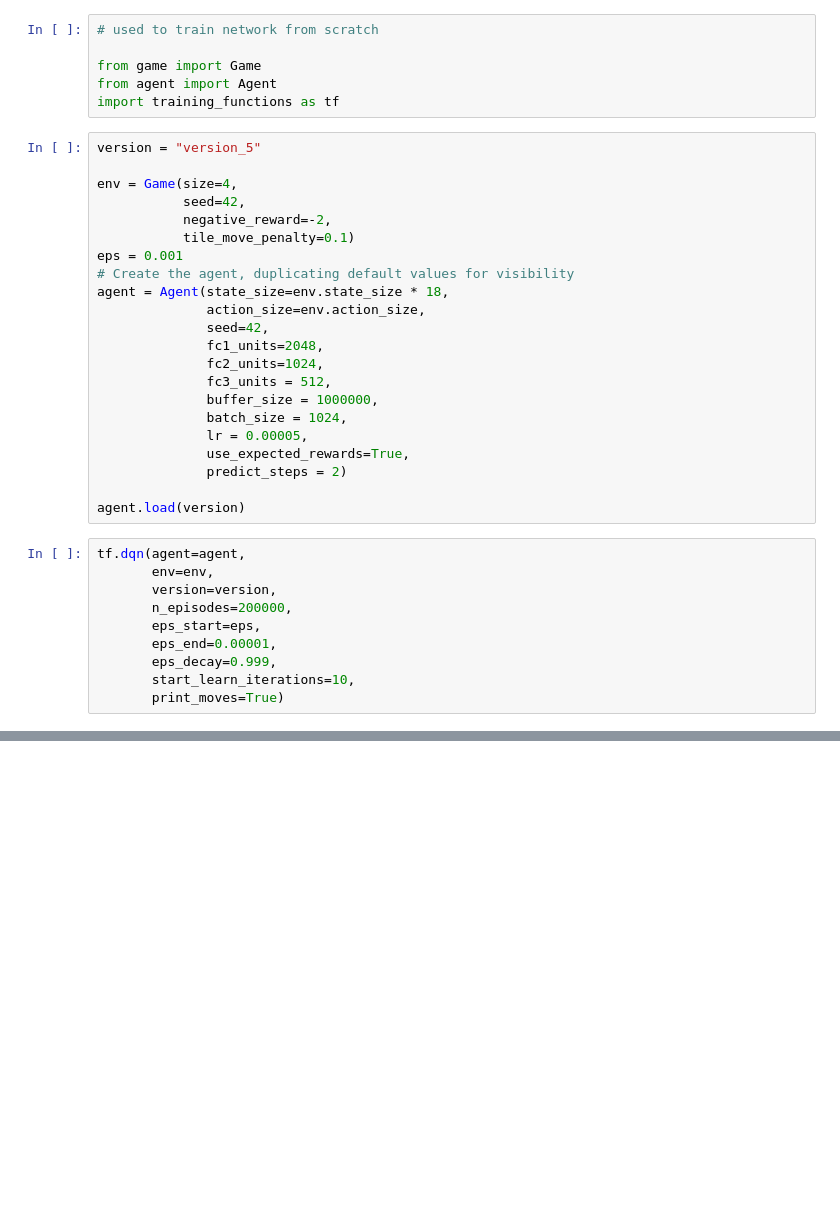
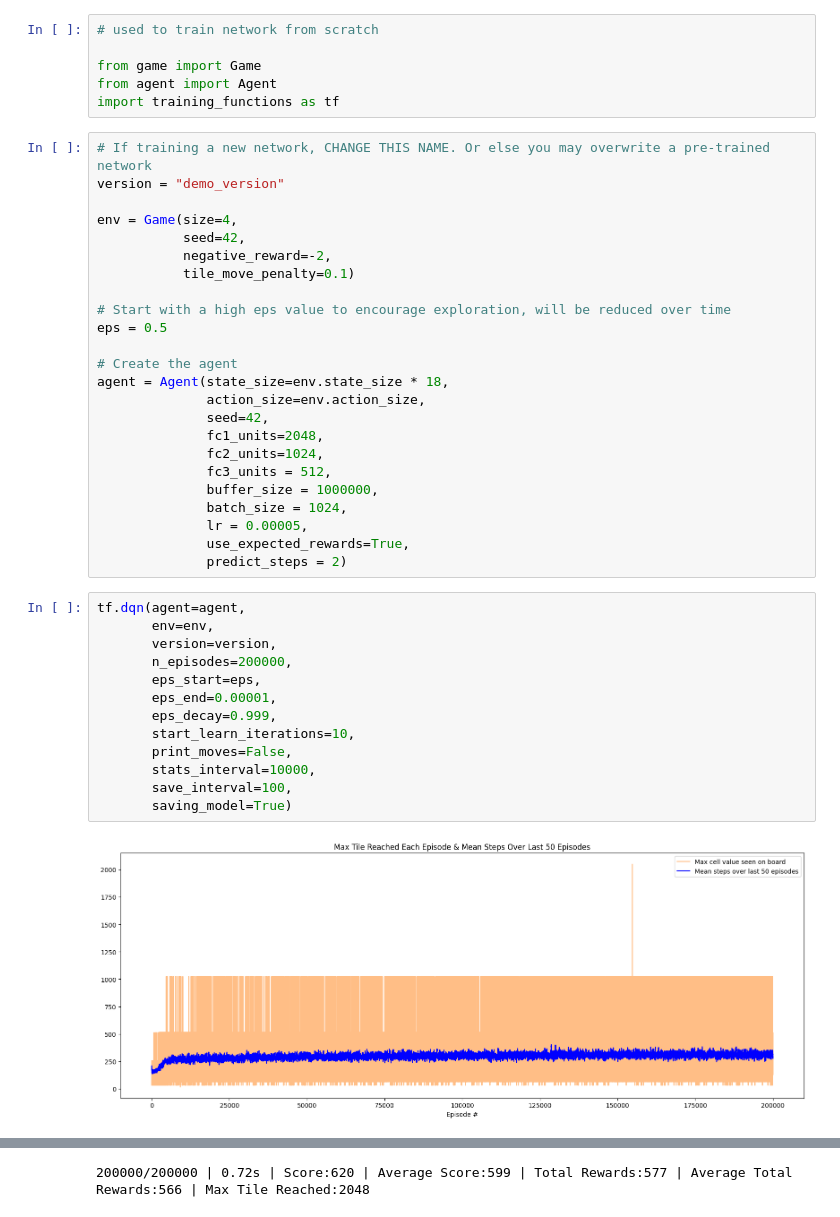
Before and after one commit to rjmee3/2048_DRL, a Jupyter notebook: code/train.ipynb, the cells around one changed output, grey strips where cells are left out. Saved outputs shown, nothing was run; the diff lists cells and outputs as text; blank space fills up the shorter version.

Commit message:
Added 2 new notebooks as per prof request, added comments, including pretrained model weight files

```diff
--- a/code/train.ipynb
+++ b/code/train.ipynb
@@ -5,14 +5,18 @@ from game import Game
 from agent import Agent
 import training_functions as tf
 # %%
-version = "version_5"
+# If training a new network, CHANGE THIS NAME. Or else you may overwrite a pre-trained network
+version = "demo_version"
 
 env = Game(size=4,
            seed=42,
            negative_reward=-2,
            tile_move_penalty=0.1)
-eps = 0.001
-# Create the agent, duplicating default values for visibility
+
+# Start with a high eps value to encourage exploration, will be reduced over time
+eps = 0.5
+
+# Create the agent
 agent = Agent(state_size=env.state_size * 18,
               action_size=env.action_size,
               seed=42,
@@ -24,15 +28,18 @@ agent = Agent(state_size=env.state_size * 18,
               lr = 0.00005,
               use_expected_rewards=True,
               predict_steps = 2)
-
-agent.load(version)
 # %%
 tf.dqn(agent=agent,
        env=env,
        version=version,
        n_episodes=200000,
        eps_start=eps,
        eps_end=0.00001,
        eps_decay=0.999,
        start_learn_iterations=10,
-       print_moves=True)
+       print_moves=False,
+       stats_interval=10000,
+       save_interval=100,
+       saving_model=True)
+# %% [output]
+[figure, added]
@@ -39,2 +49,3 @@ tf.dqn(agent=agent,
+200000/200000 | 0.72s | Score:620 | Average Score:599 | Total Rewards:577 | Average Total Rewards:566 | Max Tile Reached:2048
 # %%
 env.draw_board(agent.best_val_board, 'Best Tile Board')
```
Also changed, not shown: parts of 2 cells of this notebook, 11 other files.
